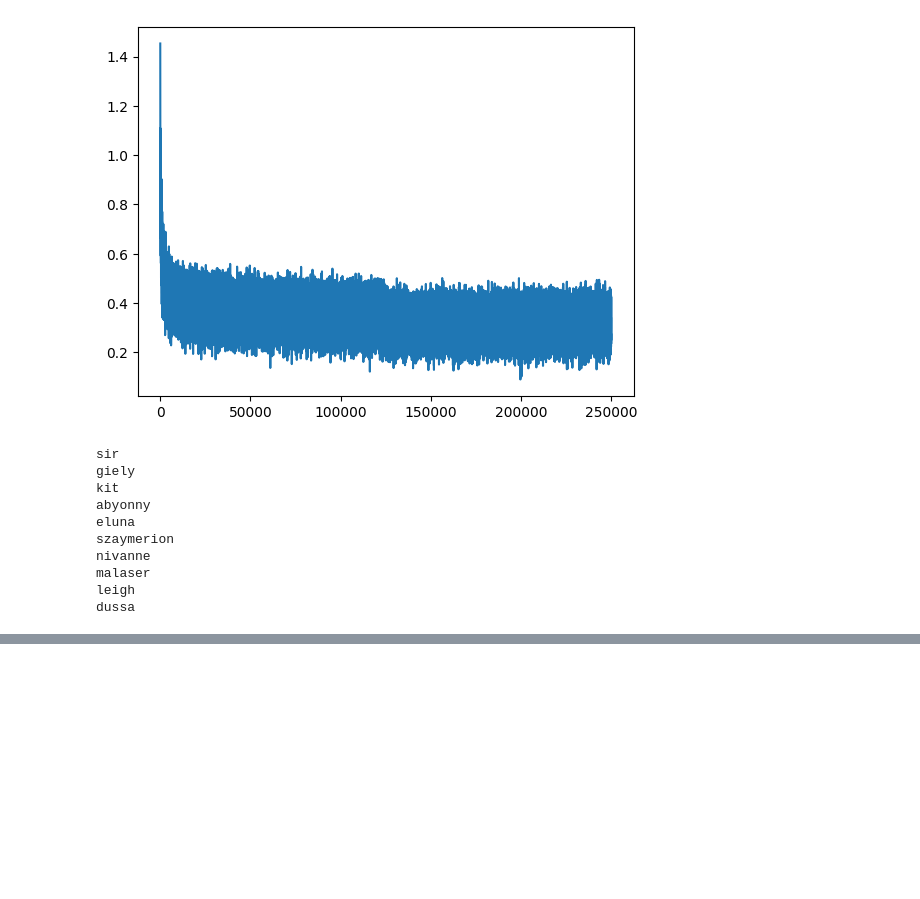
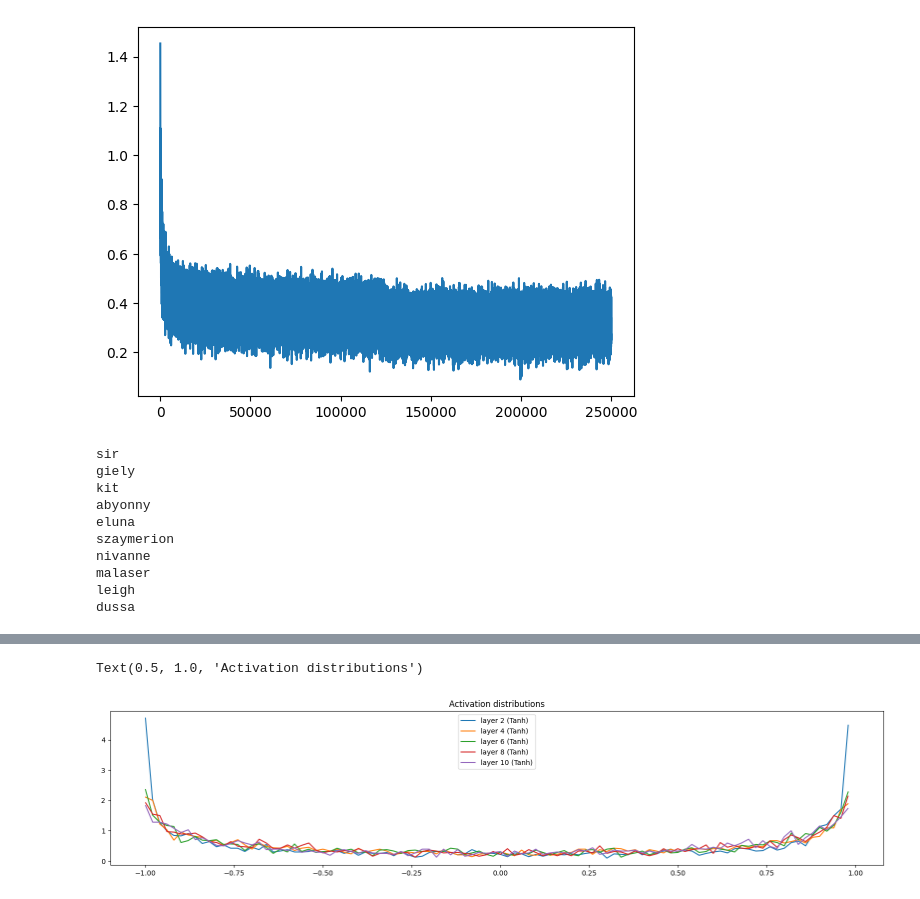
Before and after one commit to letier3110/makemore, a Jupyter notebook: makemore_mlp.ipynb, the cells around one changed output, grey strips where cells are left out. Cells and saved outputs as stored; diff of their text form; code cells hidden in the pictures; blank space fills up the shorter version.

```diff
--- a/makemore_mlp.ipynb
+++ b/makemore_mlp.ipynb
@@ -234,0 +360,15 @@ dussa
+# %%
+# histograms
+plt.figure(figsize=(20,4))
+legends = []
+for i, layer in enumerate(layers[:-1]):
+  if isinstance(layer, Tanh):
+    t = layer.out
+    hy, hx = torch.histogram(t, density=True)
+    plt.plot(hx[:-1].detach(), hy.detach())
+    legends.append(f'layer {i+1} ({layer.__class__.__name__})')
+plt.legend(legends)
+plt.title('Activation distributions')
+# %% [output]
+Text(0.5, 1.0, 'Activation distributions')
+[figure, added]
```
Also changed, not shown: parts of 4 cells of this notebook.
